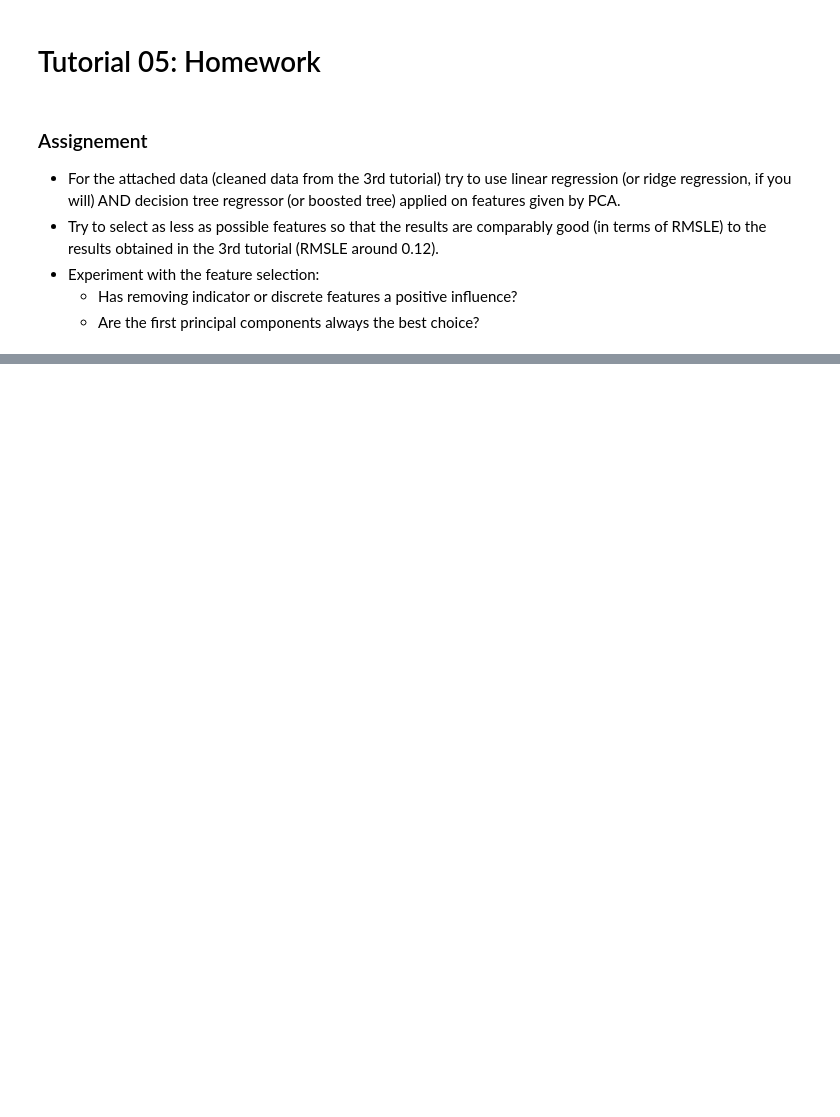
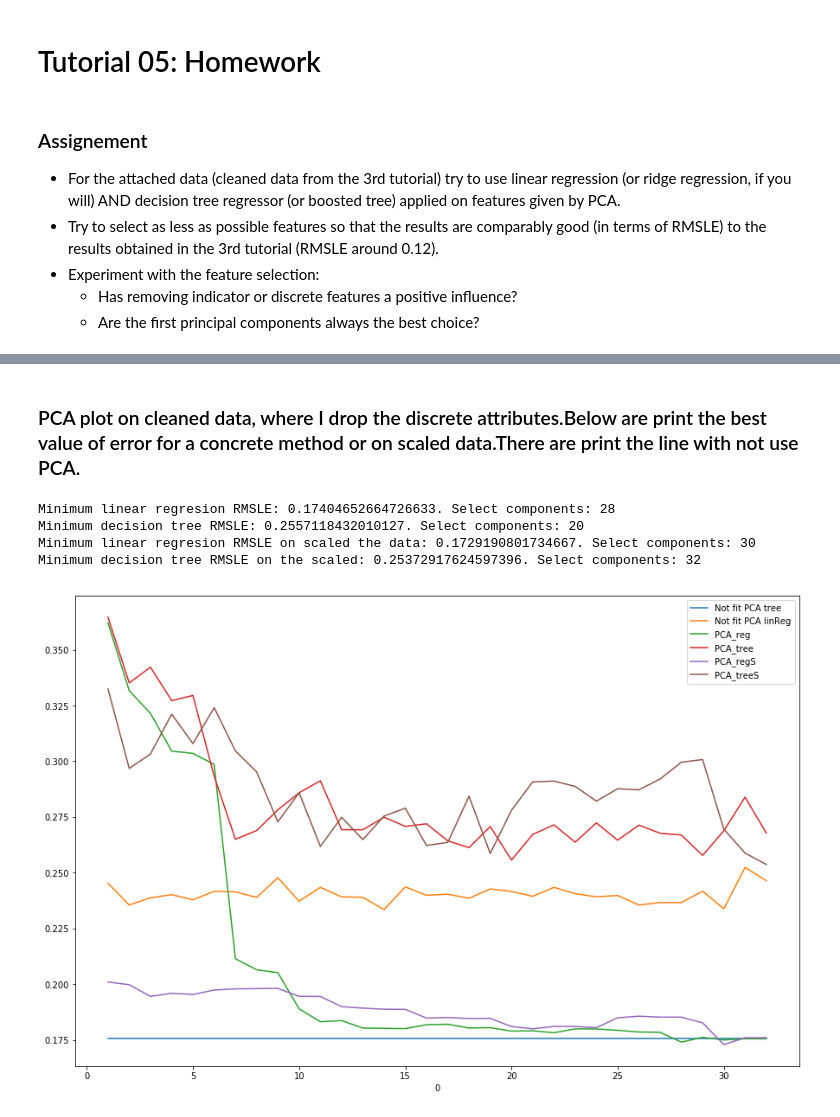
Before and after one commit to martilad/MI-PDD2018_tasks, a Jupyter notebook: 05/homework_05_B181.ipynb, the cells around one changed output, grey strips where cells are left out. Cells and saved outputs as stored; diff of their text form; code cells hidden in the pictures; blank space fills up the shorter version.

```diff
--- a/05/homework_05_B181.ipynb
+++ b/05/homework_05_B181.ipynb
@@ -144,0 +199,17 @@ Minimum decision tree scaled: 0.23129470619205444
+# %%
+display(Markdown('### PCA plot on cleaned data, where I drop the discrete attributes.\
+Below are print the best value of error for a concrete method or on scaled data.\
+There are print the line with not use PCA.'))
+minLinreg, minTree, minLinregScale, minTreeScale = do_pca_train_plot(33, *dataDD)
+print("Minimum linear regresion RMSLE: ", minLinreg[0], ". Select components: ", minLinreg[1], sep="")
+print("Minimum decision tree RMSLE: ", minTree[0], ". Select components: ", minTree[1], sep="")
+print("Minimum linear regresion RMSLE on scaled the data: ", minLinregScale[0],
+      ". Select components: ", minLinregScale[1], sep="")
+print("Minimum decision tree RMSLE on the scaled: ", minTreeScale[0], ". Select components: ", minTreeScale[1], sep="")
+# %% [output]
+### PCA plot on cleaned data, where I drop the discrete attributes.Below are print the best value of error for a concrete method or on scaled data.There are print the line with not use PCA.
+Minimum linear regresion RMSLE: 0.17404652664726633. Select components: 28
+Minimum decision tree RMSLE: 0.2557118432010127. Select components: 20
+Minimum linear regresion RMSLE on scaled the data: 0.1729190801734667. Select components: 30
+Minimum decision tree RMSLE on the scaled: 0.25372917624597396. Select components: 32
+[figure, added]
```
Also changed, not shown: parts of 16 cells of this notebook.
